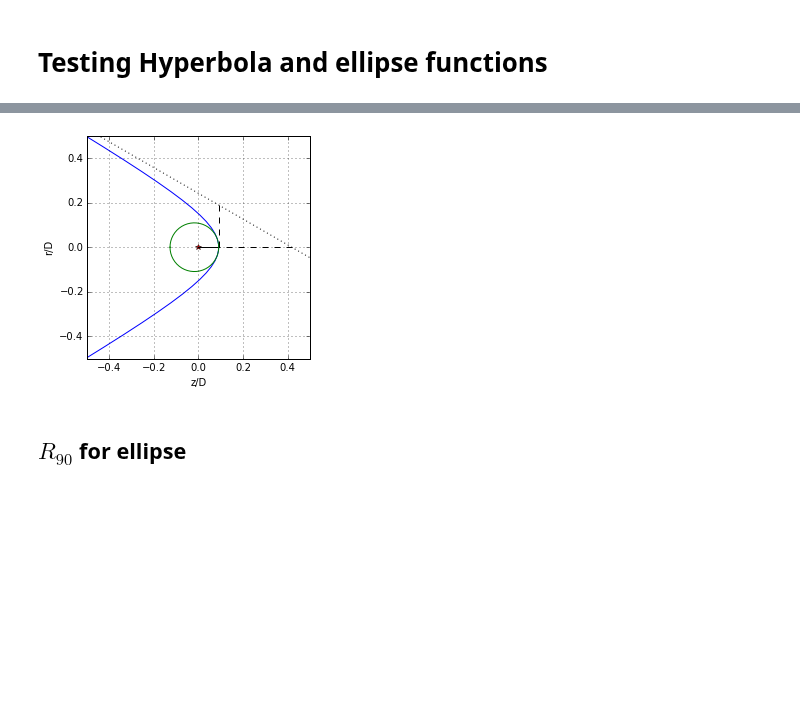
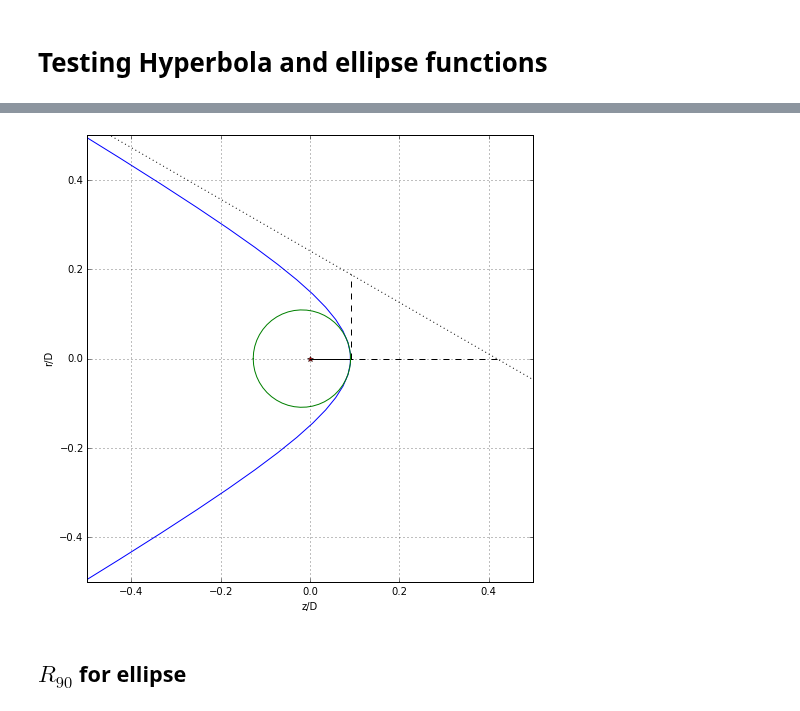
Before and after one commit to will-henney/bowshock-shape, a Jupyter notebook: papers/Paper1/conic_analysis.ipynb, the cells around one changed output, grey strips where cells are left out. Cells and saved outputs as stored; diff of their text form; code cells hidden in the pictures; blank space fills up the shorter version.

```diff
--- a/papers/Paper1/conic_analysis.ipynb
+++ b/papers/Paper1/conic_analysis.ipynb
@@ -60,23 +62,25 @@ plt.savefig("ellipse_py.pdf");
 # %%
 xh,yh = -ah*np.cosh(t) -x0h,bh*np.sinh(t)
+fig = plt.figure()
 plt.plot(xh,yh)
 plt.plot([0.0],[0.0],"r*")
 plt.plot([0,R0],[0,0],"k-")
 plt.plot([-x0h,-x0h-ah],[0,0],"k--")
 plt.plot([R0,R0],[0,-bh],"k--")
 plt.plot(Rc*np.cos(np.linspace(-np.pi,np.pi))-Rc+R0,Rc*np.sin(np.linspace(-np.pi,np.pi)))
 m_as = bh/(ah)
 as_line = m_as*np.linspace(-0.5,0.5) -m_as*R0-bh
 plt.plot(np.linspace(-0.5,0.5),as_line, "k:")
 plt.xlim(-0.5,0.5)
 plt.ylim(-0.5,0.5)
 plt.grid()
 plt.gca().set_aspect("equal",adjustable="box")
 plt.xlabel("z/D")
 plt.ylabel("r/D")
+fig.set_size_inches(8,8)
 plt.savefig("hyperbola_py.pdf");
 # %% [output]
-[figure, old version]
+[figure, new version]
 # %% [markdown]
 ## $R_{90}$ for ellipse
 # %% [markdown]
```
Also changed, not shown: parts of 1 cell of this notebook, 4 other files.
